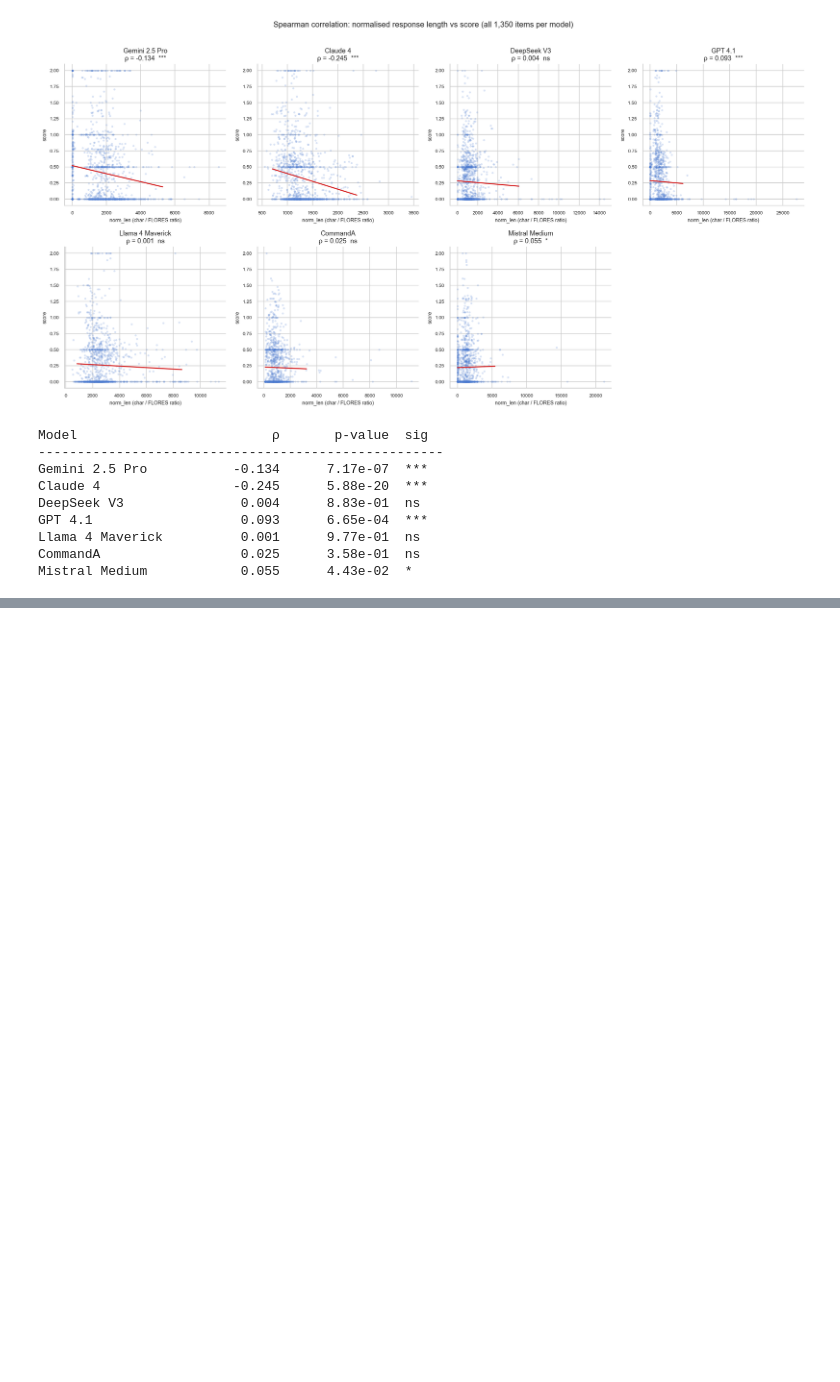
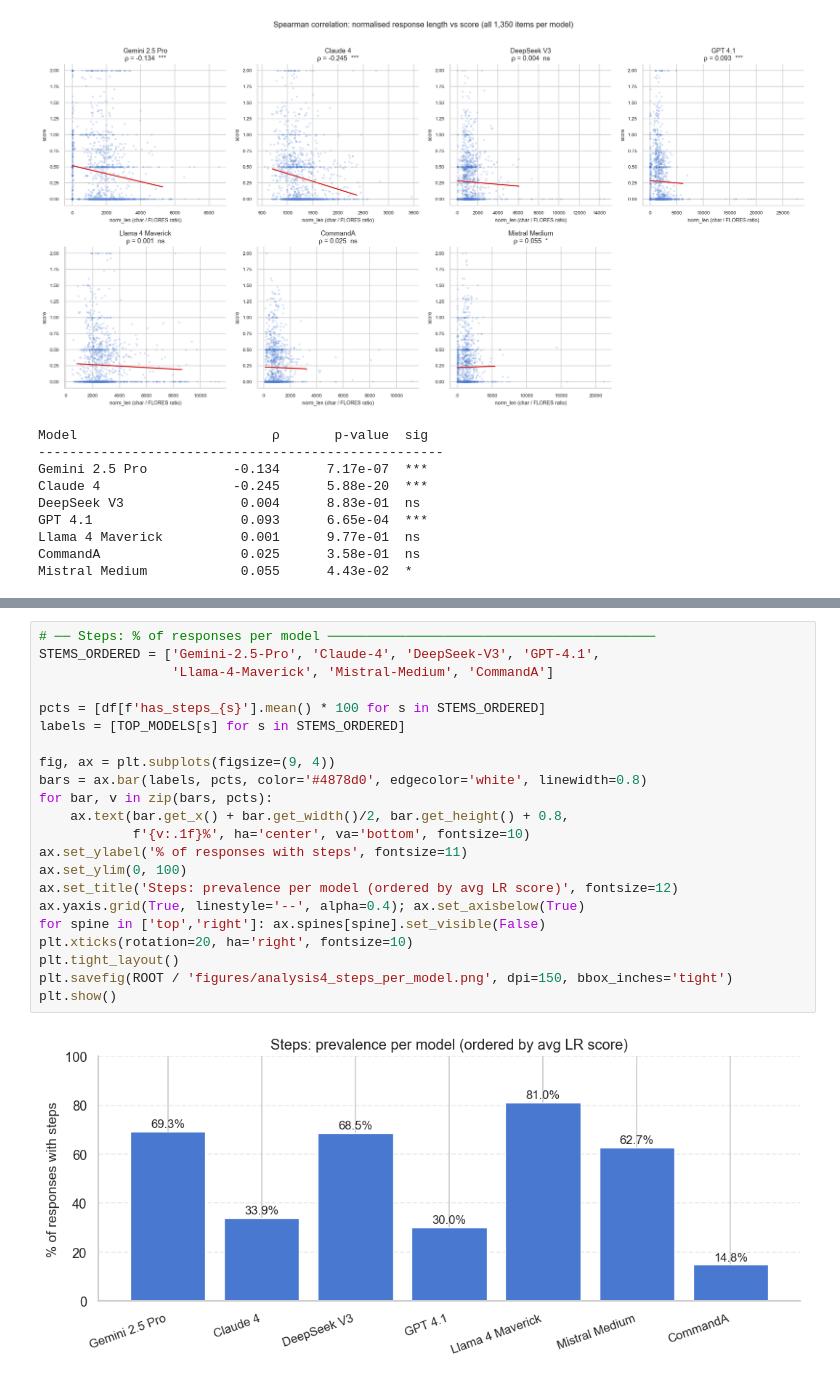
Before and after one commit to rita-berrada/wmt-mist, a Jupyter notebook: analysis_lr.ipynb, the cells around one changed output, grey strips where cells are left out. Cells and saved outputs as stored; diff of their text form; blank space fills up the shorter version.

```diff
--- a/analysis_lr.ipynb
+++ b/analysis_lr.ipynb
@@ -2210,0 +2451,24 @@ Mistral Medium            0.055      4.43e-02  *
+# %%
+# ── Steps: % of responses per model ──────────────────────────────────────────
+STEMS_ORDERED = ['Gemini-2.5-Pro', 'Claude-4', 'DeepSeek-V3', 'GPT-4.1',
+                 'Llama-4-Maverick', 'Mistral-Medium', 'CommandA']
+
+pcts = [df[f'has_steps_{s}'].mean() * 100 for s in STEMS_ORDERED]
+labels = [TOP_MODELS[s] for s in STEMS_ORDERED]
+
+fig, ax = plt.subplots(figsize=(9, 4))
+bars = ax.bar(labels, pcts, color='#4878d0', edgecolor='white', linewidth=0.8)
+for bar, v in zip(bars, pcts):
+    ax.text(bar.get_x() + bar.get_width()/2, bar.get_height() + 0.8,
+            f'{v:.1f}%', ha='center', va='bottom', fontsize=10)
+ax.set_ylabel('% of responses with steps', fontsize=11)
+ax.set_ylim(0, 100)
+ax.set_title('Steps: prevalence per model (ordered by avg LR score)', fontsize=12)
+ax.yaxis.grid(True, linestyle='--', alpha=0.4); ax.set_axisbelow(True)
+for spine in ['top','right']: ax.spines[spine].set_visible(False)
+plt.xticks(rotation=20, ha='right', fontsize=10)
+plt.tight_layout()
+plt.savefig(ROOT / 'figures/analysis4_steps_per_model.png', dpi=150, bbox_inches='tight')
+plt.show()
+# %% [output]
+[figure, added]
```
Also changed, not shown: parts of 19 cells of this notebook.
